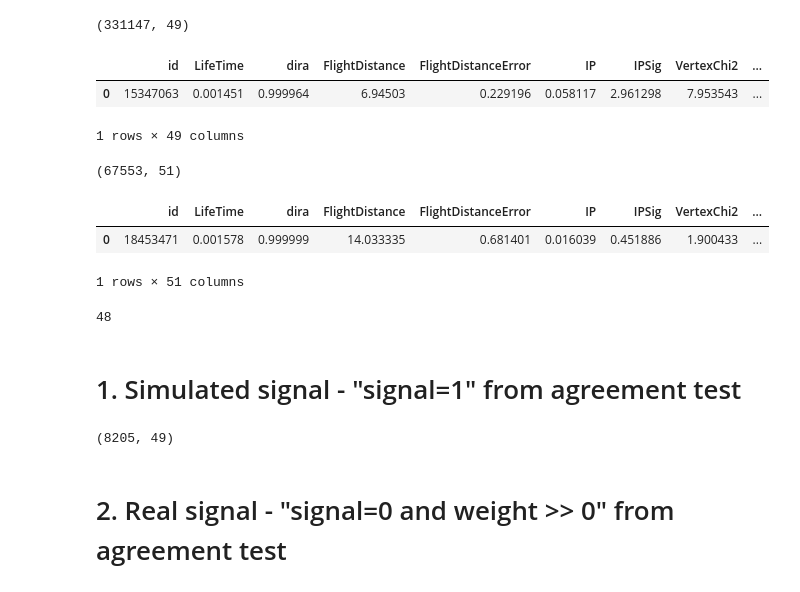
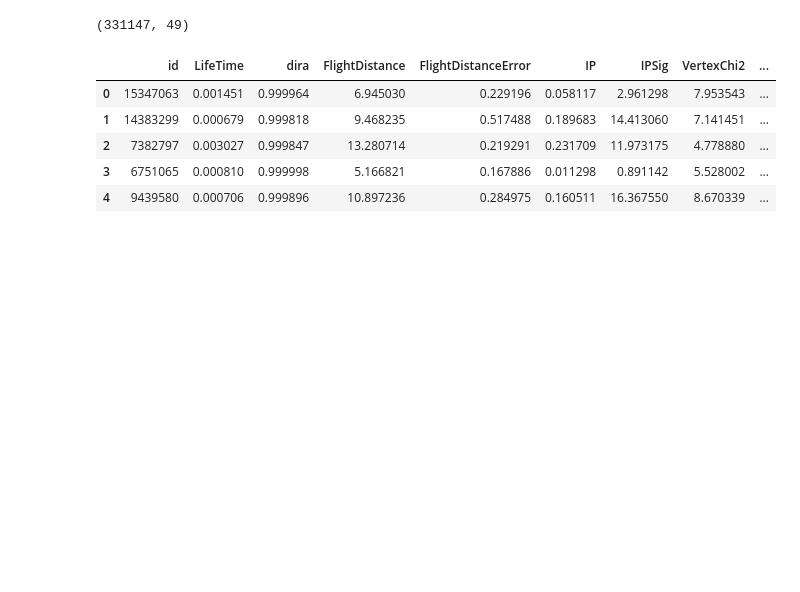
Before and after one commit to HolyBayes/Cross-domain-adaptation-on-HEP-HSE-course-work-, a Jupyter notebook: notebooks/Prepare domains.ipynb, the cells around one changed output. Saved outputs shown, nothing was run; the diff lists cells and outputs as text; code cells hidden in the pictures; blank space fills up the shorter version.

```diff
--- a/notebooks/Prepare domains.ipynb
+++ b/notebooks/Prepare domains.ipynb
@@ -12,0 +12,3 @@ Notebook contains preparation of signal and background for two domains: Source (
+# %%
+import pandas as pd
+pd.set_option('display.max_columns', 100)
@@ -13,33 +27,12 @@ Notebook contains preparation of signal and background for two domains: Source (
 # %%
-agreement = pd.read_csv('datasets/check_agreement.csv.zip')
-print agreement.shape
-agreement.head(1)
+ds_dataset = pd.read_csv('datasets/check_agreement.csv.zip')
+print ds_dataset.shape
+ds_dataset.head()
 # %% [output]
 (331147, 49)
 |  | id | LifeTime | dira | FlightDistance | FlightDistanceError | IP | IPSig | VertexChi2 | ... |
-| 0 | 15347063 | 0.001451 | 0.999964 | 6.94503 | 0.229196 | 0.058117 | 2.961298 | 7.953543 | ... |
+| 0 | 15347063 | 0.001451 | 0.999964 | 6.945030 | 0.229196 | 0.058117 | 2.961298 | 7.953543 | ... |
+| 1 | 14383299 | 0.000679 | 0.999818 | 9.468235 | 0.517488 | 0.189683 | 14.413060 | 7.141451 | ... |
+| 2 | 7382797 | 0.003027 | 0.999847 | 13.280714 | 0.219291 | 0.231709 | 11.973175 | 4.778880 | ... |
+| 3 | 6751065 | 0.000810 | 0.999998 | 5.166821 | 0.167886 | 0.011298 | 0.891142 | 5.528002 | ... |
+| 4 | 9439580 | 0.000706 | 0.999896 | 10.897236 | 0.284975 | 0.160511 | 16.367550 | 8.670339 | ... |
-1 rows × 49 columns
-# %%
-training = pd.read_csv('datasets/training.csv.zip')
-print training.shape
-training.head(1)
-# %% [output]
-(67553, 51)
-|  | id | LifeTime | dira | FlightDistance | FlightDistanceError | IP | IPSig | VertexChi2 | ... |
-| 0 | 18453471 | 0.001578 | 0.999999 | 14.033335 | 0.681401 | 0.016039 | 0.451886 | 1.900433 | ... |
-1 rows × 51 columns
-# %%
-features = list(set(training.columns) & set(agreement.columns))
-len(features)
-# %% [output]
-48
-# %% [markdown]
-# 1. Simulated signal - "signal=1" from agreement test
-# %%
-signal_mc = agreement.query('signal==1')[features]
-signal_mc['domain'] = 0
-print signal_mc.shape
-# %% [output]
-(8205, 49)
-# %% [markdown]
-# 2. Real signal - "signal=0 and weight >> 0" from agreement test
```
Also changed, not shown: parts of 17 cells of this notebook, 1 other file.
